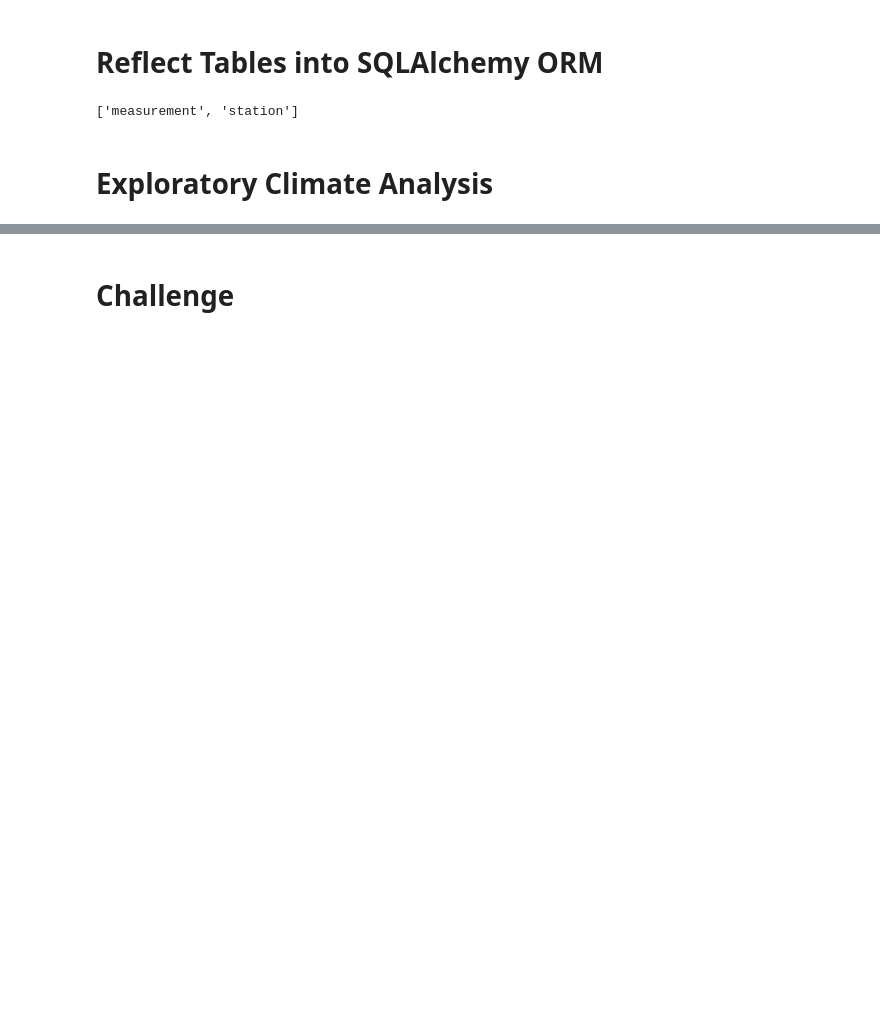
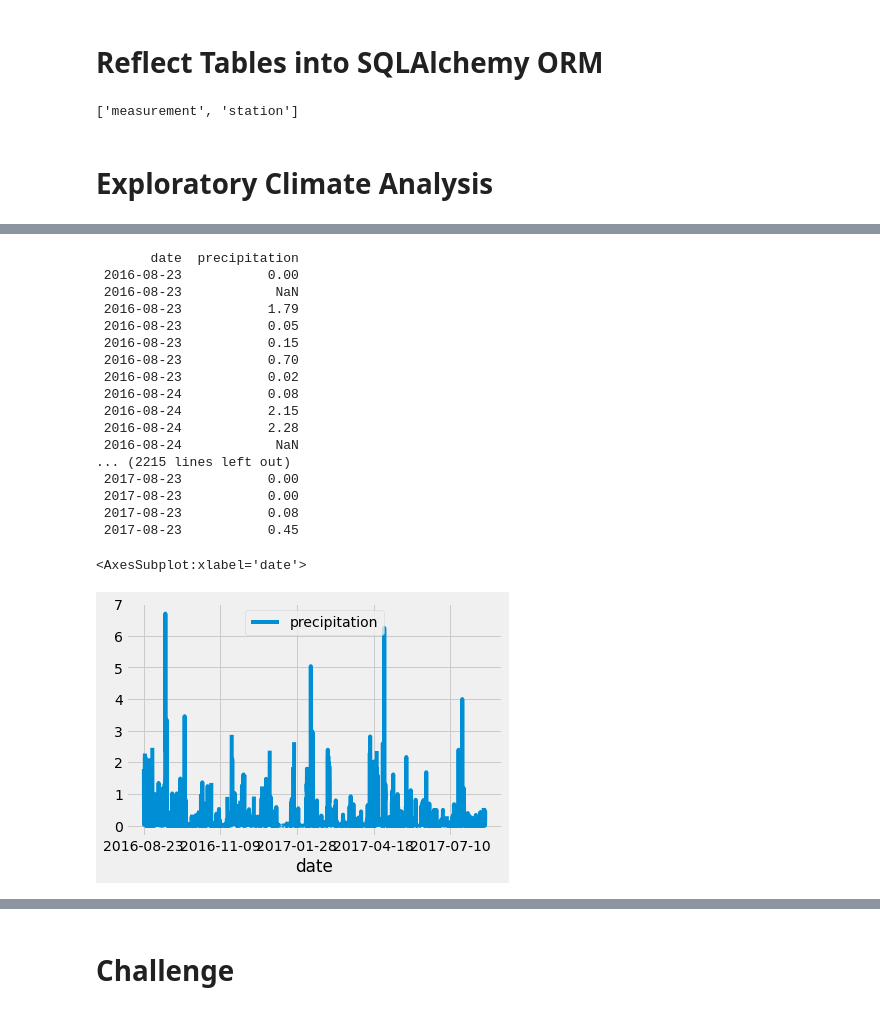
Before and after one commit to alamgituoft/surfs_up, a Jupyter notebook: climate_analysis.ipynb, the cells around one changed output, grey strips where cells are left out. Drawn from its saved outputs; the diff is of its cells as text; code cells hidden in the pictures; blank space fills up the shorter version.

```diff
--- a/climate_analysis.ipynb
+++ b/climate_analysis.ipynb
@@ -57,2 +65,29 @@ session = Session(engine)
+# %%
+# New index to sort results & print without index
+df = df.sort_index()
+print(df.to_string(index=False))
+
+# Use Pandas Plotting with Matplotlib to plot the data
+df.plot()
+# %% [output]
+       date  precipitation
+ 2016-08-23           0.00
+ 2016-08-23            NaN
+ 2016-08-23           1.79
+ 2016-08-23           0.05
+ 2016-08-23           0.15
+ 2016-08-23           0.70
+ 2016-08-23           0.02
+ 2016-08-24           0.08
+ 2016-08-24           2.15
+ 2016-08-24           2.28
+ 2016-08-24            NaN
+... (2215 lines left out)
+ 2017-08-23           0.00
+ 2017-08-23           0.00
+ 2017-08-23           0.08
+ 2017-08-23           0.45
+<AxesSubplot:xlabel='date'>
+[figure, added]
 # %%
 # Use Pandas to calcualte the summary statistics for the precipitation data
```
Also changed, not shown: parts of 2 cells of this notebook.
